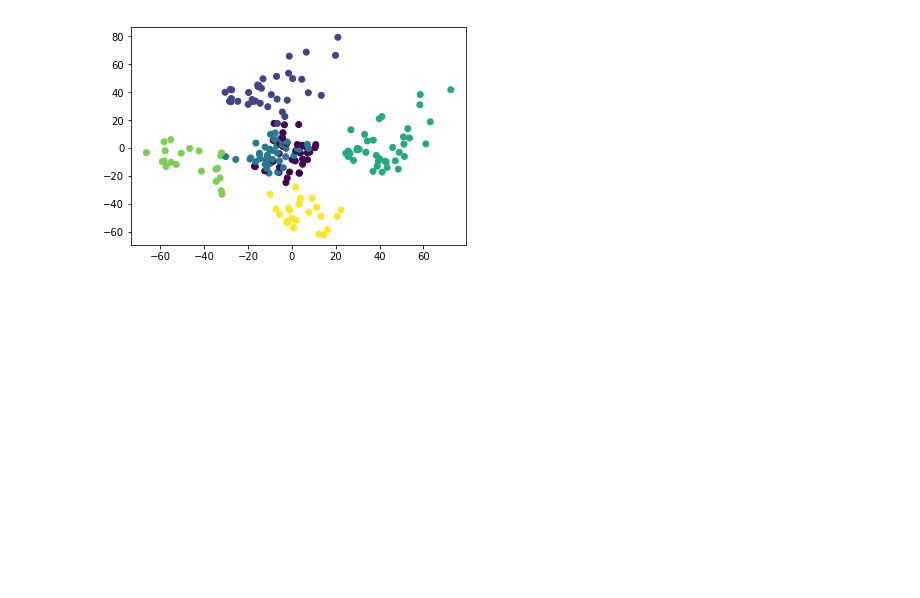
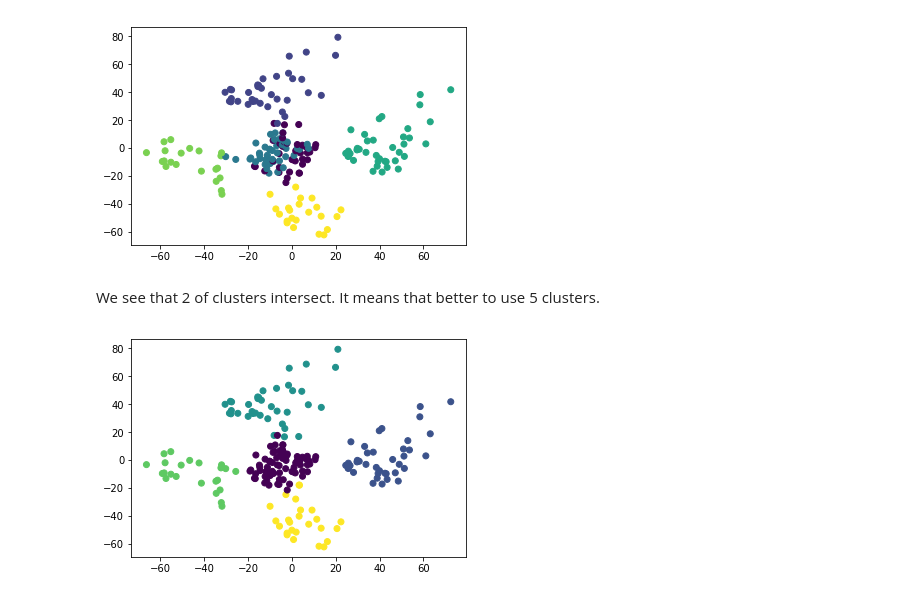
Before and after one commit to ivan-bulka/Portfolio, a Jupyter notebook: Customer_segmentation/Clustering_kmeans.ipynb, the cells around one changed output. Cells and saved outputs as stored; diff of their text form; code cells hidden in the pictures; blank space fills up the shorter version.

```diff
--- a/Customer_segmentation/Clustering_kmeans.ipynb
+++ b/Customer_segmentation/Clustering_kmeans.ipynb
@@ -123,3 +123,14 @@ plt.scatter(pca_2d[:, 0], pca_2d[:, 1], c=kmeans.labels_)
 plt.show()
 # %% [output]
 [figure]
+# %% [markdown]
+We see that 2 of clusters intersect. It means that better to use 5 clusters.
+# %%
+# Train the model with 5 clusters
+kmeans = KMeans(n_clusters=5, random_state=111)
+kmeans.fit(X)
+plt.figure('K-means with 5 clusters')
+plt.scatter(pca_2d[:, 0], pca_2d[:, 1], c=kmeans.labels_)
+plt.show()
+# %% [output]
+[figure, added]
```
Also changed, not shown: parts of 15 cells of this notebook.
